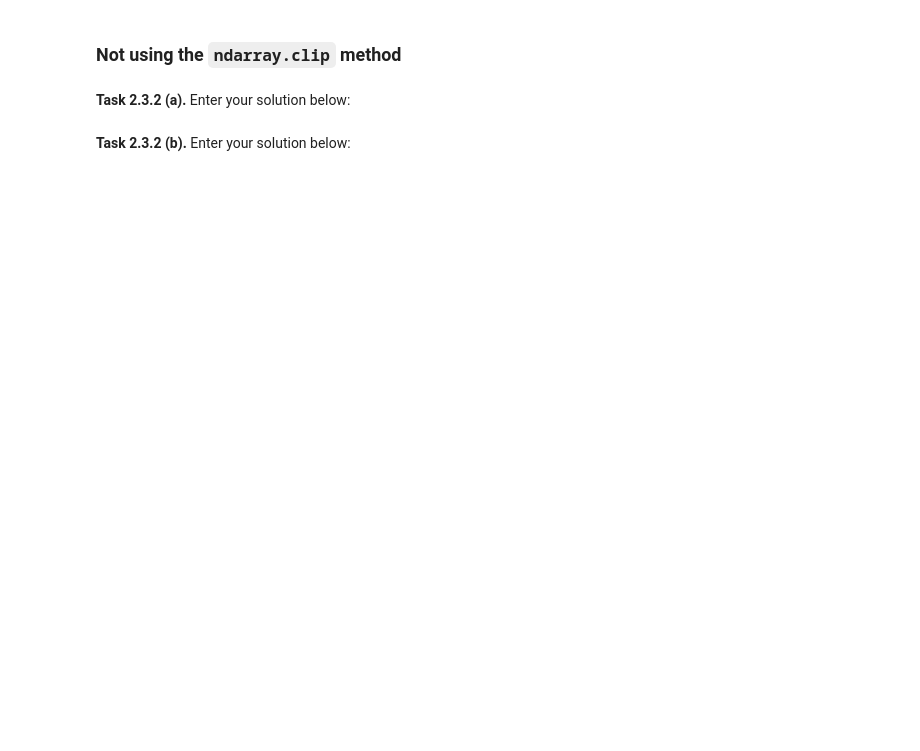
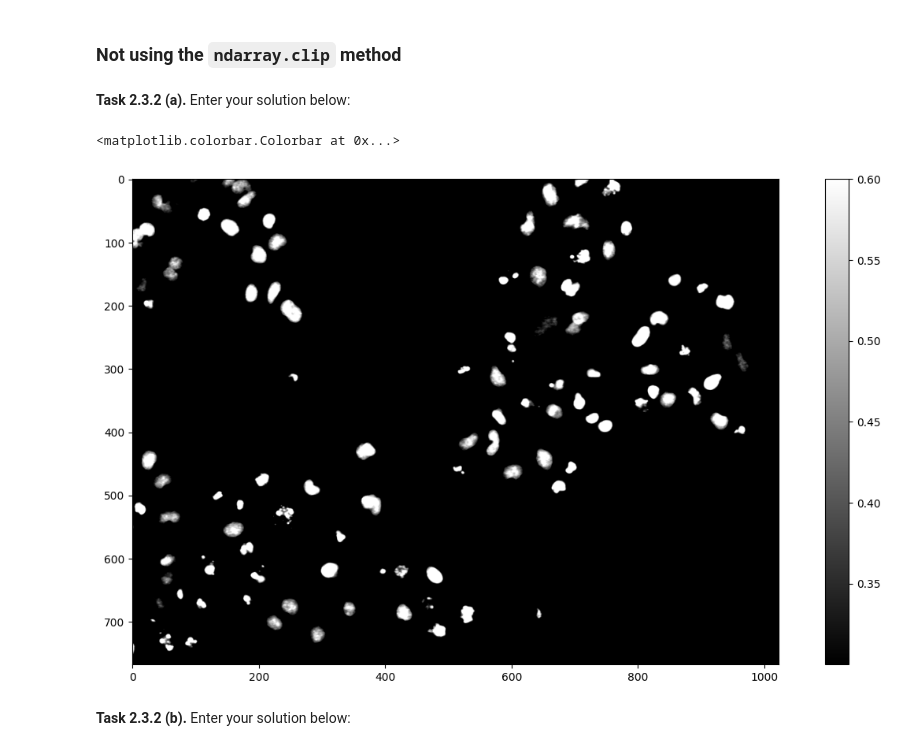
Before and after one commit to svenleukert/mobi-fs3-python, a Jupyter notebook: task2.ipynb, the cells around one changed output. Saved outputs shown, nothing was run; the diff lists cells and outputs as text; code cells hidden in the pictures; blank space fills up the shorter version.

```diff
--- a/task2.ipynb
+++ b/task2.ipynb
@@ -66,5 +71,22 @@ plt.imshow(img_clipped)
 ### Not using the `ndarray.clip` method
 # %% [markdown]
 **<a id="#">Task 2.3.2 (a).</a>** Enter your solution below:
+# %%
+img_clipped_a=img.copy()
+
+for row in range(0,img.shape[0]):
+    for column in range(0,img.shape[1]):
+        if img[row,column]<T1:
+            img_clipped_a[row,column]=T1
+        elif img[row,column]>T2:
+            img_clipped_a[row,column]=T2
+        else:
+            img_clipped_a[row,column]=img[row,column]
+plt.figure(figsize=(15,8))
+plt.imshow(img_clipped_a, 'gray')
+plt.colorbar()
+# %% [output]
+<matplotlib.colorbar.Colorbar at 0x...>
+[figure, added]
 # %% [markdown]
 **<a id="#">Task 2.3.2 (b).</a>** Enter your solution below:
```
Also changed, not shown: parts of 12 cells of this notebook.
